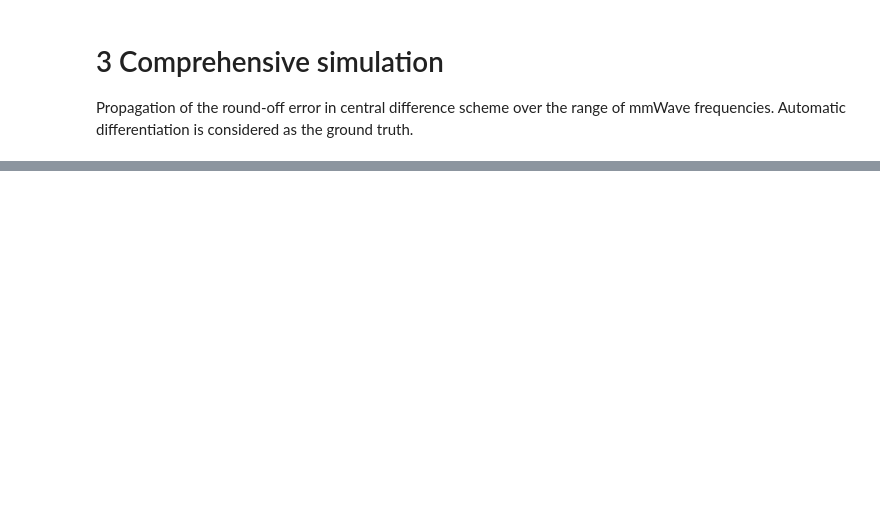
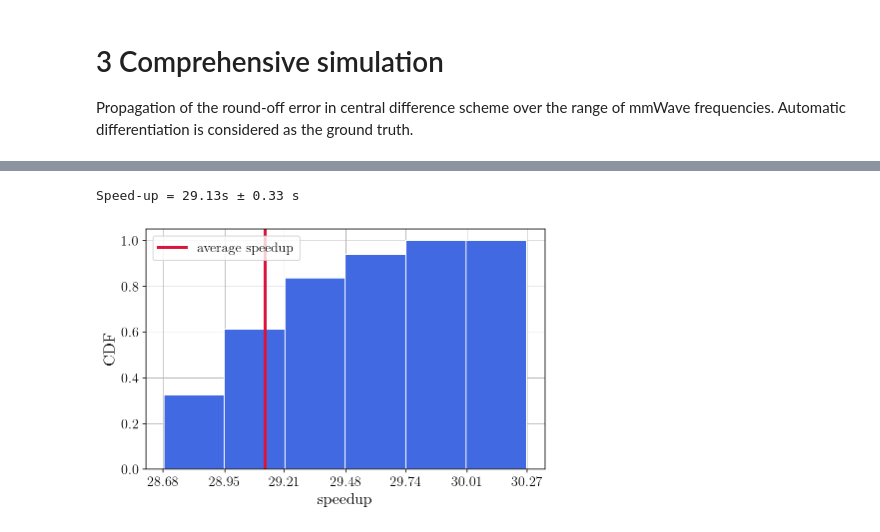
Before and after one commit to akapet00/ipd-autodiff, a Jupyter notebook: main.ipynb, the cells around one changed output, grey strips where cells are left out. Saved outputs shown, nothing was run; the diff lists cells and outputs as text; code cells hidden in the pictures; blank space fills up the shorter version.

Commit message:
finilize the notebook with speedup comparisu, cleanup and rerun

```diff
--- a/main.ipynb
+++ b/main.ipynb
@@ -366,9 +386,9 @@ def fd_sim(f, delta):
             for z_idx, _zt in enumerate(zt):
                 g = green_fd(_xt, _yt, _zt, xs, ys, zs, omega)
                 g_x = central_difference(green_fd, axis='x',
-                    args=(_yt, _zt, xs, ys, zs, omega), eps=delta)(_xt)
+                    args=(_yt, _zt, xs, ys, zs, omega), delta=delta)(_xt)
                 g_z = central_difference(green_fd, axis='z',
-                    args=(_xt, _yt, xs, ys, zs, omega), eps=delta)(_zt)
+                    args=(_xt, _yt, xs, ys, zs, omega), delta=delta)(_zt)
                 Ex = (1 / (1j * 4 * np.pi * omega * eps_0)
                       * (- equad(Is_x * g_x, xs, 3)
                          - gamma ** 2 * equad(Is * g, xs, 3)))
@@ -411,0 +452,14 @@ fig.savefig(os.path.join('figures', f'{fname}.pdf'),
+# %%
+def fd_sim():
+    for x_idx, _xt in enumerate(xt):
+            for y_idx, _yt in enumerate(yt):
+                for z_idx, _zt in enumerate(zt):
+                    g_x = central_difference(green, axis='x',
+                                             args=(_yt, _zt, xs, ys, zs, 2 * np.pi * f), delta=delta)(_xt)
+                    g_y = central_difference(green, axis='y',
+                                             args=(_xt, _zt, xs, ys, zs, 2 * np.pi * f), delta=delta)(_yt)
+                    g_z = central_difference(green, axis='z',
+                                             args=(_xt, _yt, xs, ys, zs, 2 * np.pi * f), delta=delta)(_zt)
+# %%
+ad_time = %timeit -o ad_sim()
+fd_time = %timeit -o fd_sim()
@@ -411,0 +469,31 @@ fig.savefig(os.path.join('figures', f'{fname}.pdf'),
+# %%
+speedup = []
+for ad_sim_single_exec in ad_time.all_runs:
+    for fd_sim_single_exec in fd_time.all_runs:
+        speedup.append(fd_sim_single_exec / ad_sim_single_exec)
+speedup_avg = np.mean(speedup)
+speedup_std = np.std(speedup)
+print(f'Speed-up = {speedup_avg:.2f}s ± {speedup_std:.2f} s')
+# %% [output]
+Speed-up = 29.13s ± 0.33 s
+# %%
+iqr = np.subtract(*np.percentile(speedup, [75, 25]))
+bin_width = (2 * iqr) / np.power(len(speedup), 1/3)
+speedup_range = max(speedup) - min(speedup)
+bin_number = int((speedup_range / bin_width) + 1)
+bin_step = speedup_range/bin_number
+bins = np.arange(min(speedup), max(speedup) + bin_step, bin_step)
+
+fig_config(latex=True, scaler=1.5)
+fig = plt.figure()
+ax = fig.add_subplot(111)
+ax.hist(speedup, bins=bins, ec='white', fc=B, density=True, cumulative=True, zorder=2)
+ax.axvline(x=speedup_avg, ymin=0, ymax=1, c=R, label='average speedup')
+ax.set_xticks(np.round(bins, decimals=2))
+ax.set_xlabel('speedup')
+ax.set_ylabel('CDF')
+ax.legend()
+ax.grid(zorder=0)
+plt.show()
+# %% [output]
+[figure, added]
```
Also changed, not shown: parts of 15 cells of this notebook, 5 other files.
